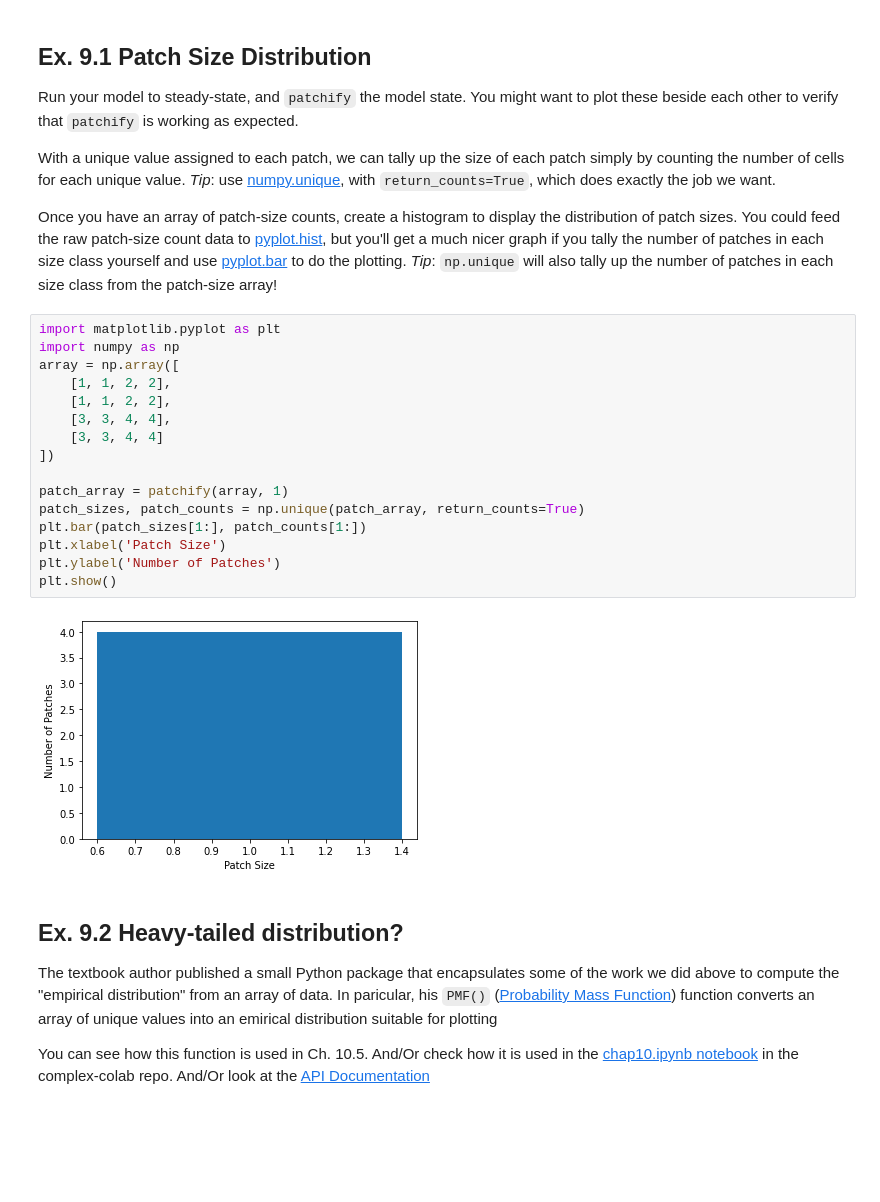
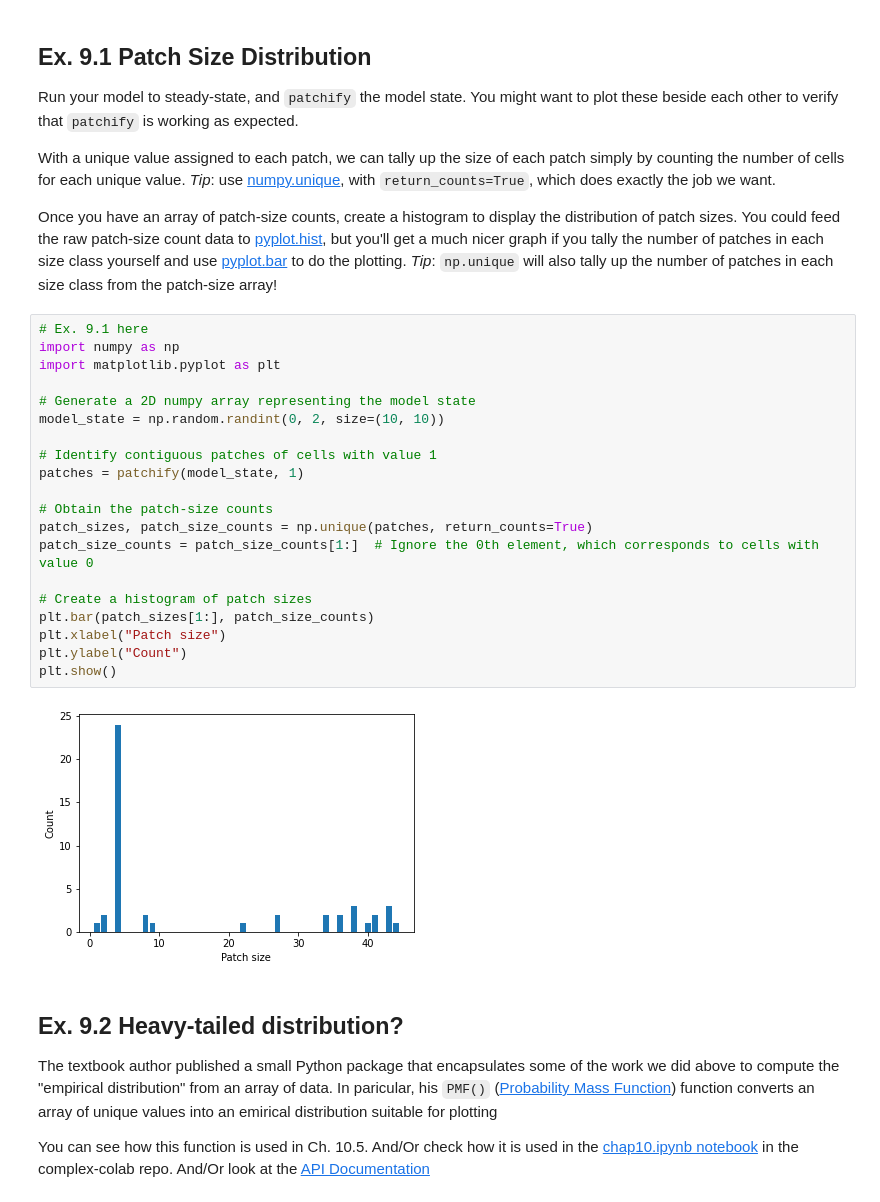
Before and after one commit to WilliamQin65/cap-comp215, a Jupyter notebook: labs/lab09.ipynb, the cells around one changed output. Drawn from its saved outputs; the diff is of its cells as text; blank space fills up the shorter version.

```diff
--- a/labs/lab09.ipynb
+++ b/labs/lab09.ipynb
@@ -512,24 +446,28 @@ With a unique value assigned to each patch, we can tally up the size of each pat
 Once you have an array of patch-size counts, create a histogram to display the distribution of patch sizes.
 You could feed the raw patch-size count data to [pyplot.hist](https://matplotlib.org/stable/api/_as_gen/matplotlib.pyplot.hist.html), but you'll get a much nicer graph if you tally the number of patches in each size class yourself and use [pyplot.bar](https://matplotlib.org/stable/api/_as_gen/matplotlib.pyplot.bar.html) to do the plotting.
 *Tip*: `np.unique` will also tally up the number of patches in each size class from the patch-size array!
-# %%
-import matplotlib.pyplot as plt
-import numpy as np
-array = np.array([
-    [1, 1, 2, 2],
-    [1, 1, 2, 2],
-    [3, 3, 4, 4],
-    [3, 3, 4, 4]
-])
-
-patch_array = patchify(array, 1)
-patch_sizes, patch_counts = np.unique(patch_array, return_counts=True)
-plt.bar(patch_sizes[1:], patch_counts[1:])
-plt.xlabel('Patch Size')
-plt.ylabel('Number of Patches')
-plt.show()
-# %% [output]
-[figure, removed]
+# %%
+# Ex. 9.1 here
+import numpy as np
+import matplotlib.pyplot as plt
+
+# Generate a 2D numpy array representing the model state
+model_state = np.random.randint(0, 2, size=(10, 10))
+
+# Identify contiguous patches of cells with value 1
+patches = patchify(model_state, 1)
+
+# Obtain the patch-size counts
+patch_sizes, patch_size_counts = np.unique(patches, return_counts=True)
+patch_size_counts = patch_size_counts[1:]  # Ignore the 0th element, which corresponds to cells with value 0
+
+# Create a histogram of patch sizes
+plt.bar(patch_sizes[1:], patch_size_counts)
+plt.xlabel("Patch size")
+plt.ylabel("Count")
+plt.show()
+# %% [output]
+[figure, added]
 # %% [markdown]
 ## Ex. 9.2 Heavy-tailed distribution?
 The textbook author published a small Python package that encapsulates some of the work we did above to compute the "empirical distribution" from an array of data.  In paricular, his `PMF()` ([Probability Mass Function](https://en.wikipedia.org/wiki/Probability_mass_function)) function converts an array of unique values into an emirical distribution suitable for plotting
```
Also changed, not shown: parts of 10 cells of this notebook.
